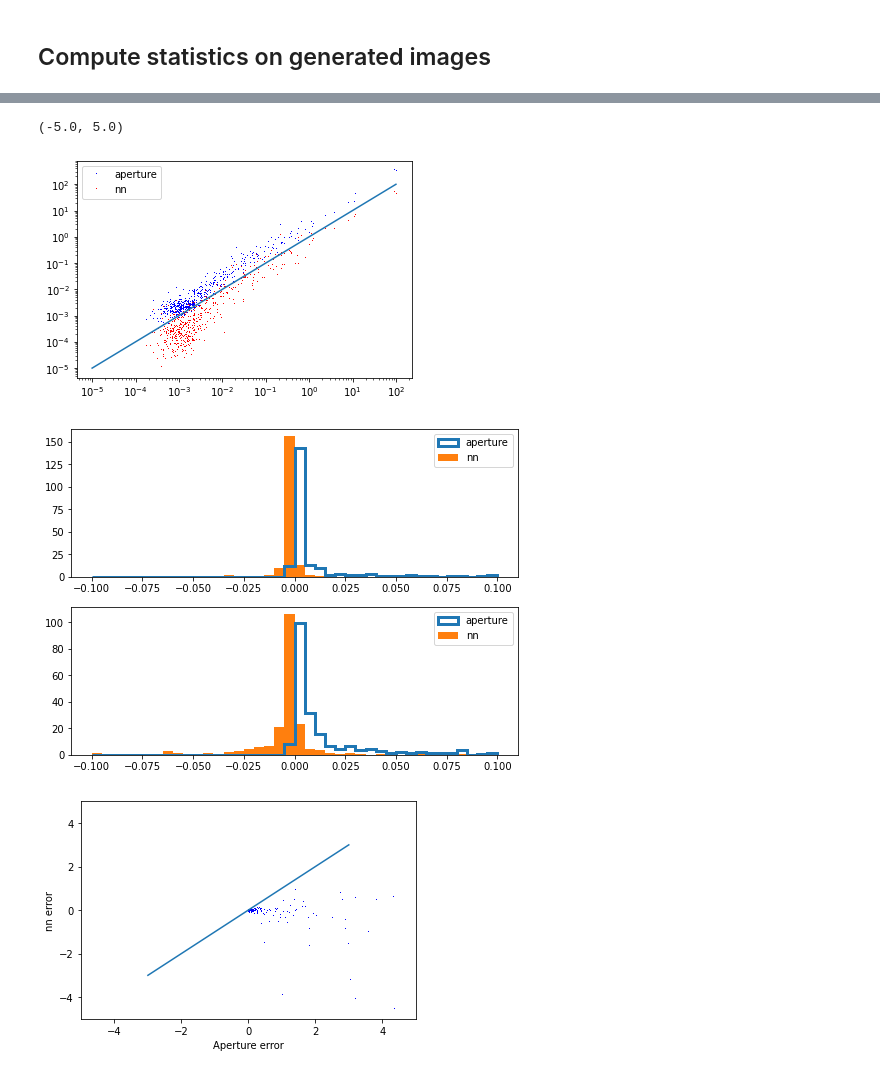
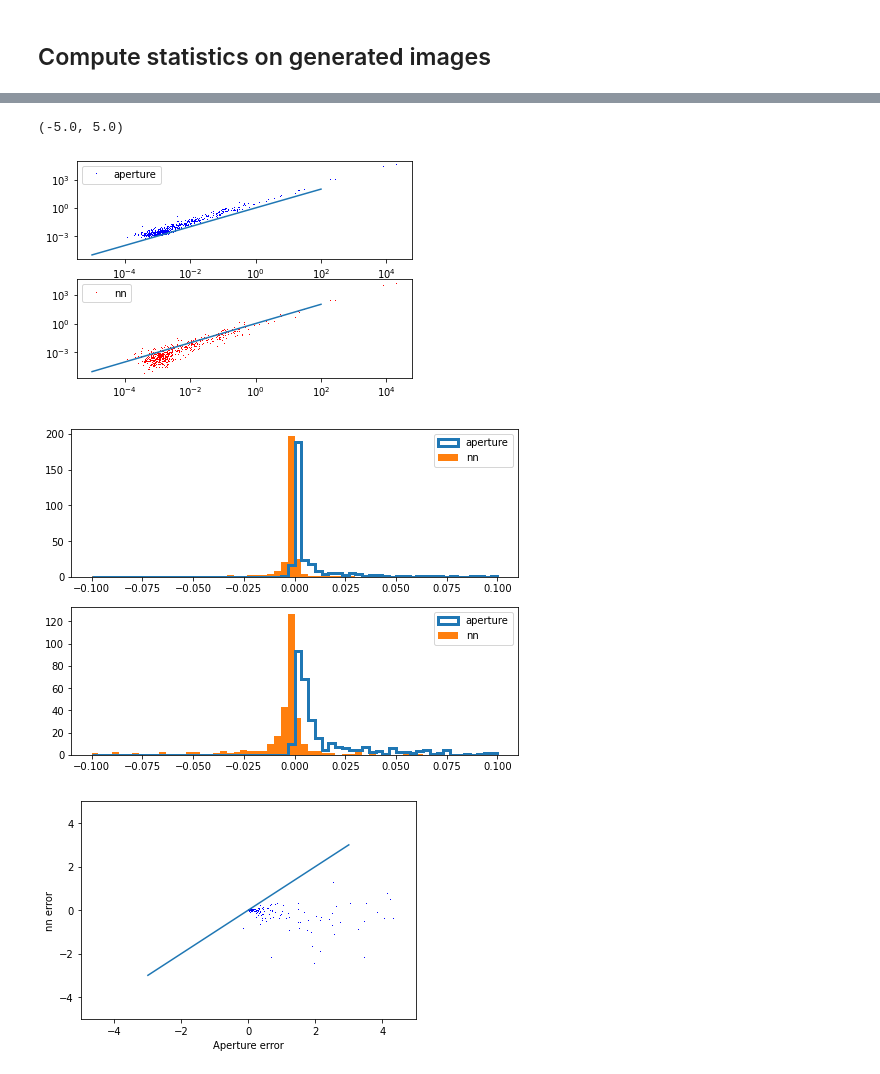
Before and after one commit to ebaxter/planck_net, a Jupyter notebook: predict_backgrounds.ipynb, the cells around one changed output, grey strips where cells are left out. Cells and saved outputs as stored; diff of their text form; code cells hidden in the pictures.

```diff
--- a/predict_backgrounds.ipynb
+++ b/predict_backgrounds.ipynb
@@ -580,5 +597,3 @@ Total params: 825,570
 Trainable params: 824,738
 Non-trainable params: 832
 _________________________________________________________________
-# %%
-train_loss, test_loss = context_encoder.train(epochs=10000, batch_size=64, sample_interval=50)
@@ -693,7 +719,13 @@ def get_aperture_estimate(imgs):
 
 num_samples = 500
 
-idx = np.random.randint(0, cutouts_test.shape[0], num_samples)
+#7777777777
+do_random = False
+if (do_random):
+    idx = np.random.randint(0, cutouts_test.shape[0], num_samples)
+else:
+    idx = np.arange(0,num_samples)
+
 imgs = cutouts_test[idx]
 
 #Truth and aperture estimate
@@ -718,6 +750,7 @@ for ii in range(0,imgs.shape[0]):
 #True value from nn
 nn_estimate, nn_var_estimate = get_truth(gen_missing_rescaled)
 
+#Plotting log maps
 r,c = 3,3
 fig, axs = plt.subplots(r, c, figsize = (8,8))
 for i in range(c):
@@ -737,7 +770,11 @@ for i in range(c):
 
     #filled in
     filled_in = imgs[i,:,:,channel_plot].copy()
-    #rescaled_gen_missing = minval + (gen_missing[i,:,:,channel_plot] + 1.)*0.5*therange
-    filled_in[y1:y2, x1:x2] = gen_missing_rescaled[i,:,:,channel_plot] #rescaled_gen_missing
+    filled_in[y1:y2, x1:x2] = gen_missing_rescaled[i,:,:,channel_plot]
     axs[2,i].imshow(filled_in, vmin = vmin, vmax = vmax)
+
+
+print(truth[0:3,0])
+print(aperture_estimate[0:3,0])
+print(nn_estimate[0:3,0])
 # %% [output]
@@ -782,38 +826,42 @@ ax.set_ylim((-5., 5.))
 # %%
-fig, ax = pl.subplots(1,1)
-ax.plot(truth_var[:,0], aperture_var_estimate[:,0], 'b,', label = 'aperture')
-ax.plot(truth_var[:,0], nn_var_estimate[:,0], 'r,', label = 'nn')
-ax.plot((1.0e-5, 1.0e2), (1.0e-5, 1.0e2))
-ax.legend()
-ax.set_xscale('log')
-ax.set_yscale('log')
+fig, ax = pl.subplots(2,1)
+ax[0].plot(truth_var[:,0], aperture_var_estimate[:,0], 'b,', label = 'aperture')
+ax[1].plot(truth_var[:,0], nn_var_estimate[:,0], 'r,', label = 'nn')
+ax[0].plot((1.0e-5, 1.0e2), (1.0e-5, 1.0e2))
+ax[1].plot((1.0e-5, 1.0e2), (1.0e-5, 1.0e2))
+ax[0].legend()
+ax[1].legend()
+ax[0].set_xscale('log')
+ax[0].set_yscale('log')
+ax[1].set_xscale('log')
+ax[1].set_yscale('log')
 
 
 
-nbins = 40
+nbins = 60
 fig, ax = pl.subplots(2,1, figsize = (8,6))
 ax[0].hist(aperture_var_estimate[:,0] - truth_var[:,0], density = True, label = 'aperture', bins = nbins, histtype = 'step', lw = 3, range = (-0.1,0.1))
 ax[0].hist(nn_var_estimate[:,0] - truth_var[:,0], density = True, label = 'nn', bins = nbins, range = (-0.1,0.1))
 #ax[0].set_yscale('log')
 
 ax[1].hist(aperture_var_estimate[:,1] - truth_var[:,1], density = True, label = 'aperture', bins = nbins, histtype = 'step', lw = 3, range = (-0.1,0.1))
 ax[1].hist(nn_var_estimate[:,1] - truth_var[:,1], density = True, label = 'nn', bins = nbins, range = (-0.1,0.1))
 #ax[1].set_yscale('log')
 
 ax[0].legend()
 ax[1].legend()
 
 fig, ax = pl.subplots(1,1)
 ax.plot(aperture_var_estimate[:,1] - truth_var[:,1], nn_var_estimate[:,1] - truth_var[:,1], 'b,')
 ax.set_xlabel('Aperture error')
 ax.set_ylabel('nn error')
 ax.plot([-3,3],[-3,3])
 #ax.set_xlim((-0.2, 0.2))
 #ax.set_ylim((-0.2, 0.2))
 ax.set_xlim((-5., 5.))
 ax.set_ylim((-5., 5.))
 # %% [output]
 (-5.0, 5.0)
-[figure, old version]
+[figure, new version]
-[figure, old version]
+[figure, new version]
-[figure, old version]
+[figure, new version]
```
Also changed, not shown: parts of 12 cells of this notebook, 6 other files.
